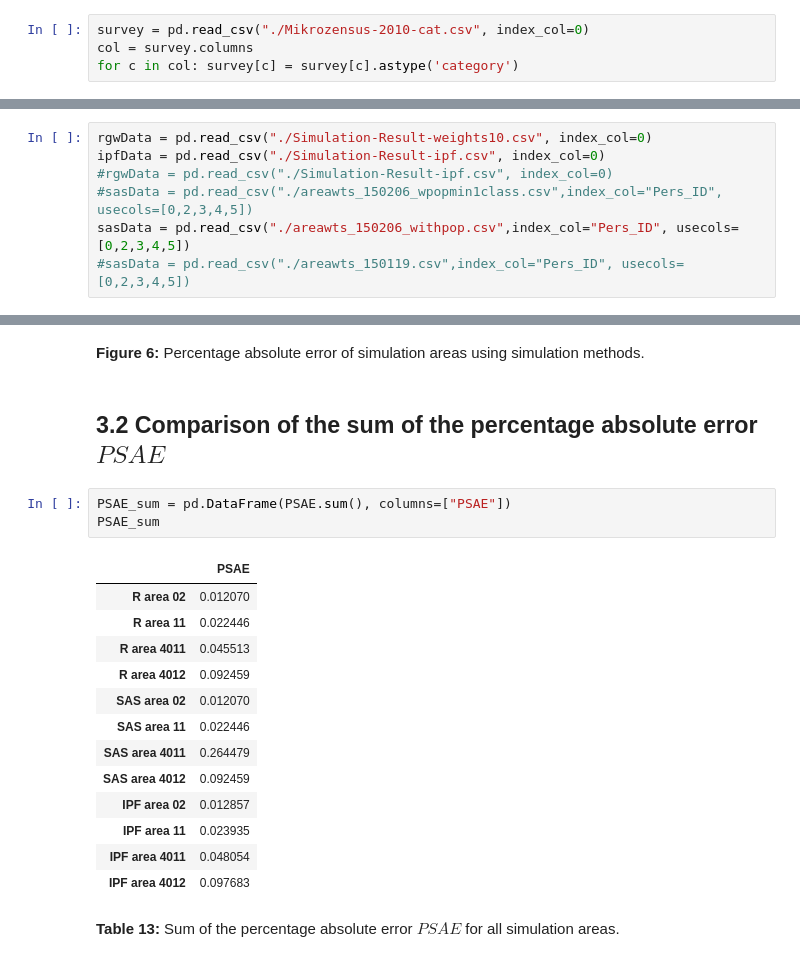
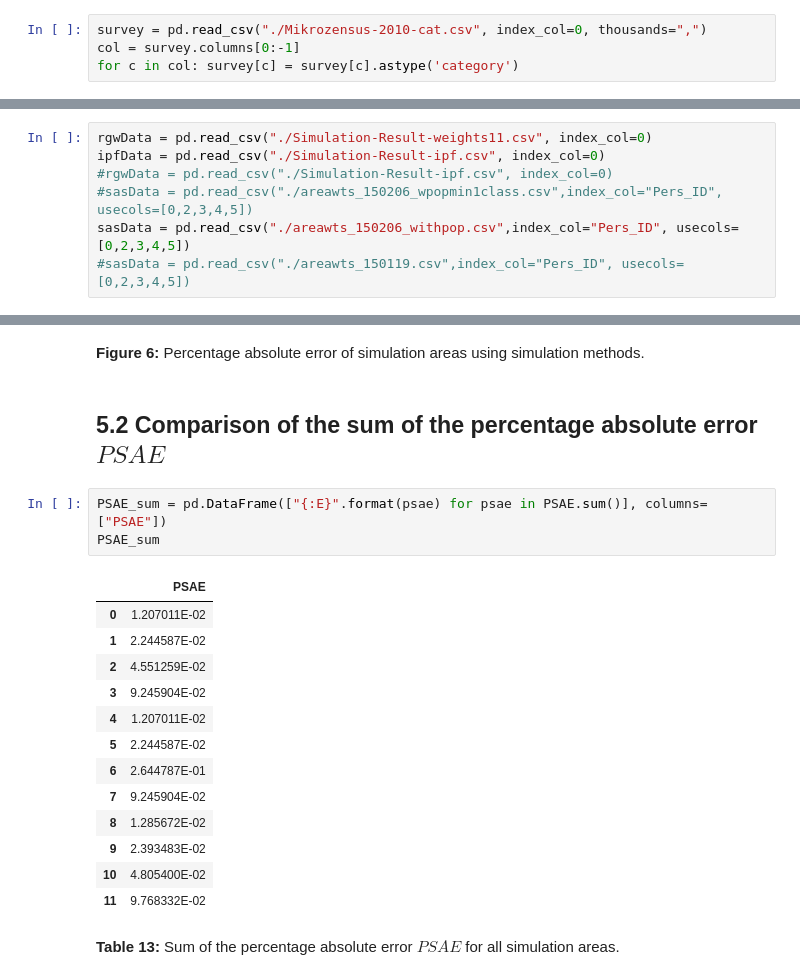
Before and after one commit to emunozh/gregwt-performance, a Jupyter notebook: weight_comparison_sas.ipynb, the cells around one changed output, grey strips where cells are left out. Drawn from its saved outputs; the diff is of its cells as text.

```diff
--- a/weight_comparison_sas.ipynb
+++ b/weight_comparison_sas.ipynb
@@ -47,8 +51,8 @@ The input data consists of two datasets:
 # %% [markdown]
 ### 1.1.1 The micro census data
 # %%
-survey = pd.read_csv("./Mikrozensus-2010-cat.csv", index_col=0)
-col = survey.columns
+survey = pd.read_csv("./Mikrozensus-2010-cat.csv", index_col=0, thousands=",")
+col = survey.columns[0:-1]
 for c in col: survey[c] = survey[c].astype('category')
 # %%
 survey.head()
@@ -106,7 +110,7 @@ The census data listed above comes from the census 2011 and can be access [here]
 # %% [markdown]
 ## 1.2 Simulation results
 # %%
-rgwData = pd.read_csv("./Simulation-Result-weights10.csv", index_col=0)
+rgwData = pd.read_csv("./Simulation-Result-weights11.csv", index_col=0)
 ipfData = pd.read_csv("./Simulation-Result-ipf.csv", index_col=0)
 #rgwData = pd.read_csv("./Simulation-Result-ipf.csv", index_col=0)
 #sasData = pd.read_csv("./areawts_150206_wpopmin1class.csv",index_col="Pers_ID", usecols=[0,2,3,4,5])
@@ -360,23 +612,23 @@ plt.xticks(rotation=90);
 # %% [markdown]
 **Figure 6:** Percentage absolute error of simulation areas using simulation methods.
 # %% [markdown]
-## 3.2 Comparison of the sum of the percentage absolute error $PSAE$
+## 5.2 Comparison of the sum of the percentage absolute error $PSAE$
 # %%
-PSAE_sum = pd.DataFrame(PSAE.sum(), columns=["PSAE"])
+PSAE_sum = pd.DataFrame(["{:E}".format(psae) for psae in PSAE.sum()], columns=["PSAE"])
 PSAE_sum
 # %% [output]
 |  | PSAE |
-| R area 02 | 0.012070 |
-| R area 11 | 0.022446 |
-| R area 4011 | 0.045513 |
-| R area 4012 | 0.092459 |
-| SAS area 02 | 0.012070 |
-| SAS area 11 | 0.022446 |
-| SAS area 4011 | 0.264479 |
-| SAS area 4012 | 0.092459 |
-| IPF area 02 | 0.012857 |
-| IPF area 11 | 0.023935 |
-| IPF area 4011 | 0.048054 |
-| IPF area 4012 | 0.097683 |
+| 0 | 1.207011E-02 |
+| 1 | 2.244587E-02 |
+| 2 | 4.551259E-02 |
+| 3 | 9.245904E-02 |
+| 4 | 1.207011E-02 |
+| 5 | 2.244587E-02 |
+| 6 | 2.644787E-01 |
+| 7 | 9.245904E-02 |
+| 8 | 1.285672E-02 |
+| 9 | 2.393483E-02 |
+| 10 | 4.805400E-02 |
+| 11 | 9.768332E-02 |
 # %% [markdown]
 **Table 13:** Sum of the percentage absolute error $PSAE$ for all simulation areas.
```
Also changed, not shown: parts of 47 cells of this notebook, 2 other files.
